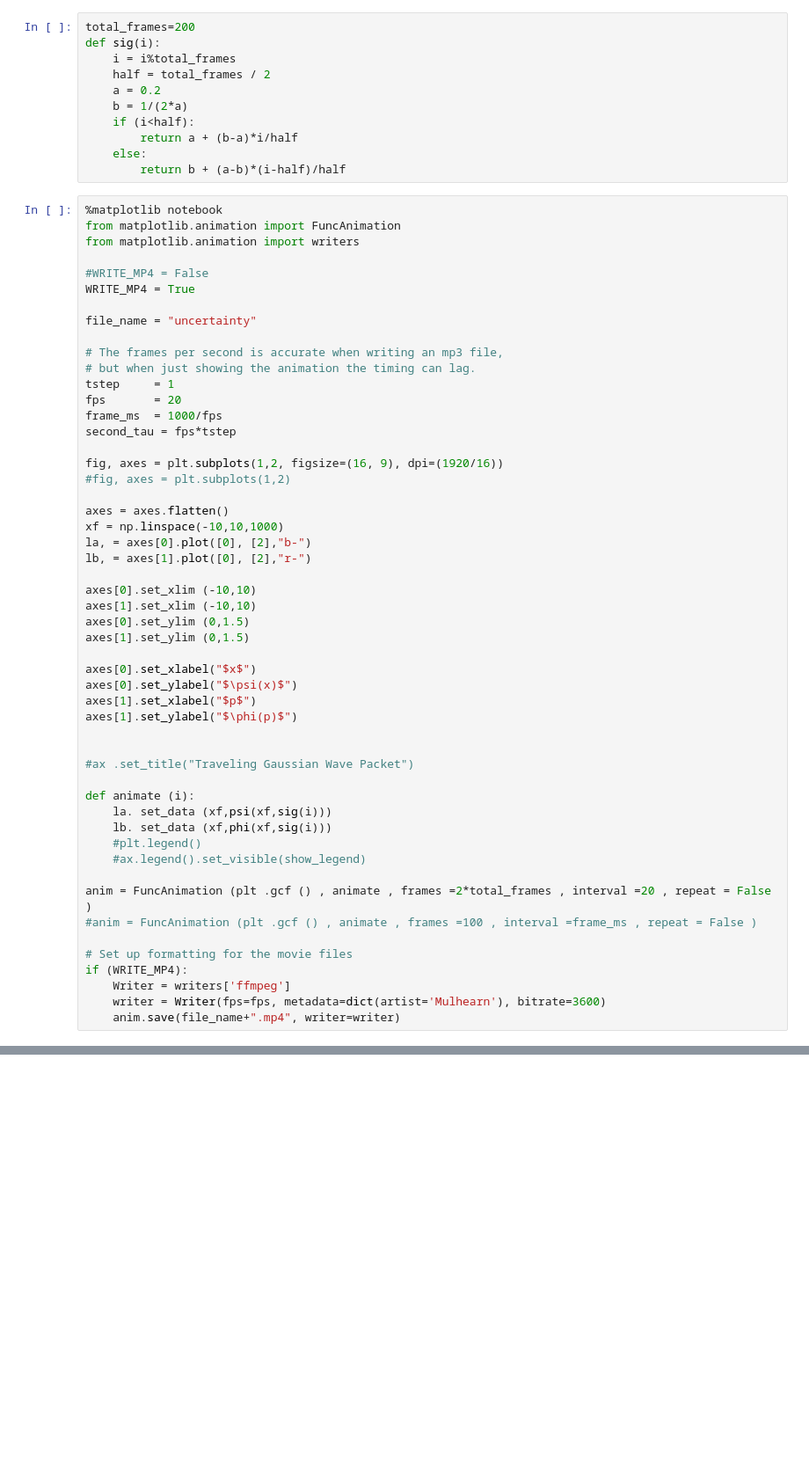
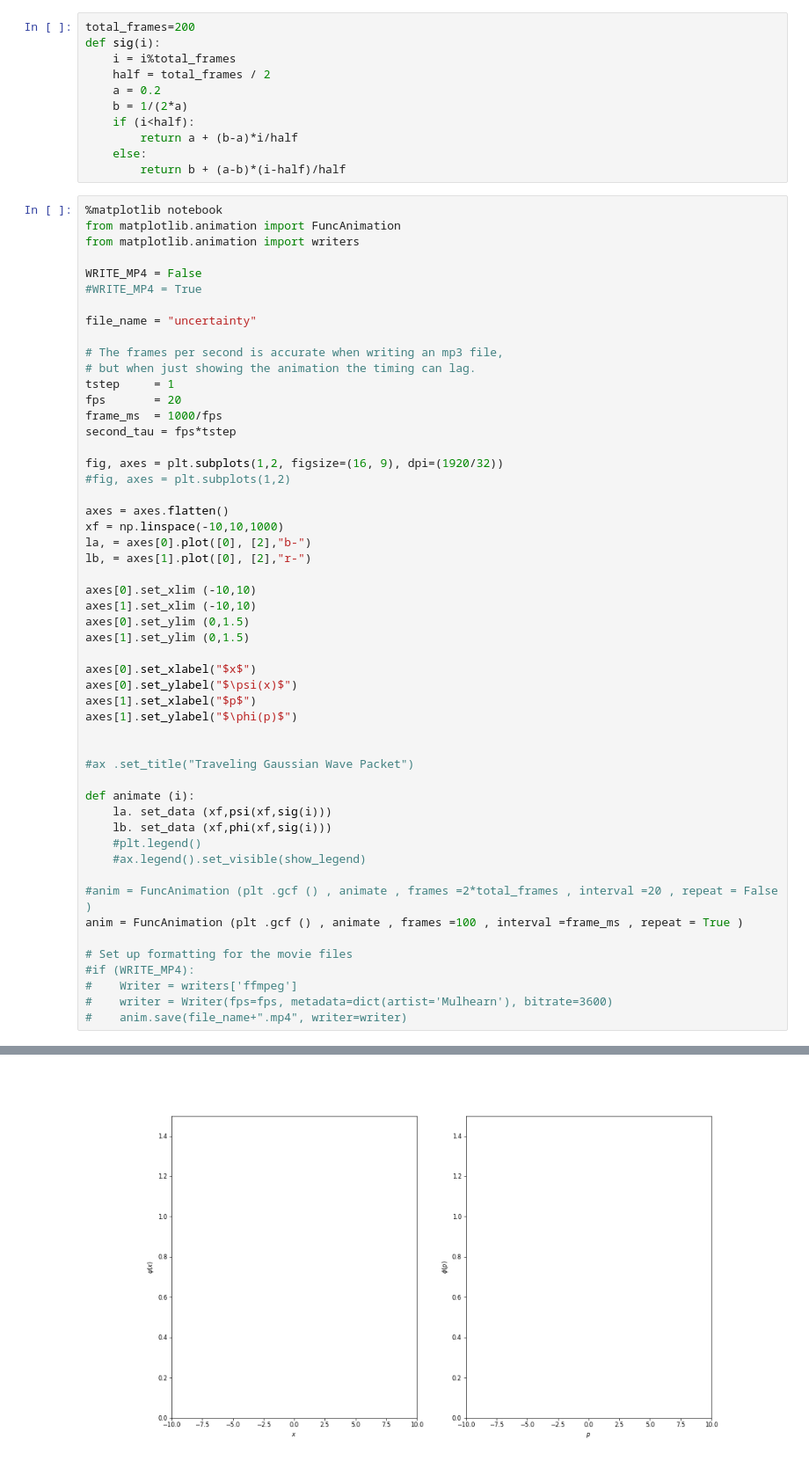
Before and after one commit to mulhearn/classwork, a Jupyter notebook: phy115a/python/uncertainty.ipynb, the cells around one changed output, grey strips where cells are left out. Shown: that part at 88% size. Saved outputs shown, nothing was run; the diff lists cells and outputs as text; blank space fills up the shorter version.

```diff
--- a/phy115a/python/uncertainty.ipynb
+++ b/phy115a/python/uncertainty.ipynb
@@ -41,8 +41,8 @@ def sig(i):
 from matplotlib.animation import FuncAnimation
 from matplotlib.animation import writers
 
-#WRITE_MP4 = False
-WRITE_MP4 = True
+WRITE_MP4 = False
+#WRITE_MP4 = True
 
 file_name = "uncertainty"
 
@@ -53,7 +53,7 @@ fps       = 20
 frame_ms  = 1000/fps
 second_tau = fps*tstep
 
-fig, axes = plt.subplots(1,2, figsize=(16, 9), dpi=(1920/16))
+fig, axes = plt.subplots(1,2, figsize=(16, 9), dpi=(1920/32))
 #fig, axes = plt.subplots(1,2)
 
 axes = axes.flatten()
@@ -80,12 +80,12 @@ def animate (i):
     #plt.legend()
     #ax.legend().set_visible(show_legend)
 
-anim = FuncAnimation (plt .gcf () , animate , frames =2*total_frames , interval =20 , repeat = False )
-#anim = FuncAnimation (plt .gcf () , animate , frames =100 , interval =frame_ms , repeat = False )
+#anim = FuncAnimation (plt .gcf () , animate , frames =2*total_frames , interval =20 , repeat = False )
+anim = FuncAnimation (plt .gcf () , animate , frames =100 , interval =frame_ms , repeat = True )
 
 # Set up formatting for the movie files
-if (WRITE_MP4):
-    Writer = writers['ffmpeg']
-    writer = Writer(fps=fps, metadata=dict(artist='Mulhearn'), bitrate=3600)
-    anim.save(file_name+".mp4", writer=writer)
+#if (WRITE_MP4):
+#    Writer = writers['ffmpeg']
+#    writer = Writer(fps=fps, metadata=dict(artist='Mulhearn'), bitrate=3600)
+#    anim.save(file_name+".mp4", writer=writer)
 # %% [output]
@@ -93,0 +93 @@ if (WRITE_MP4):
+[figure, added]
```
Also changed, not shown: parts of 5 cells of this notebook, 8 other files.
